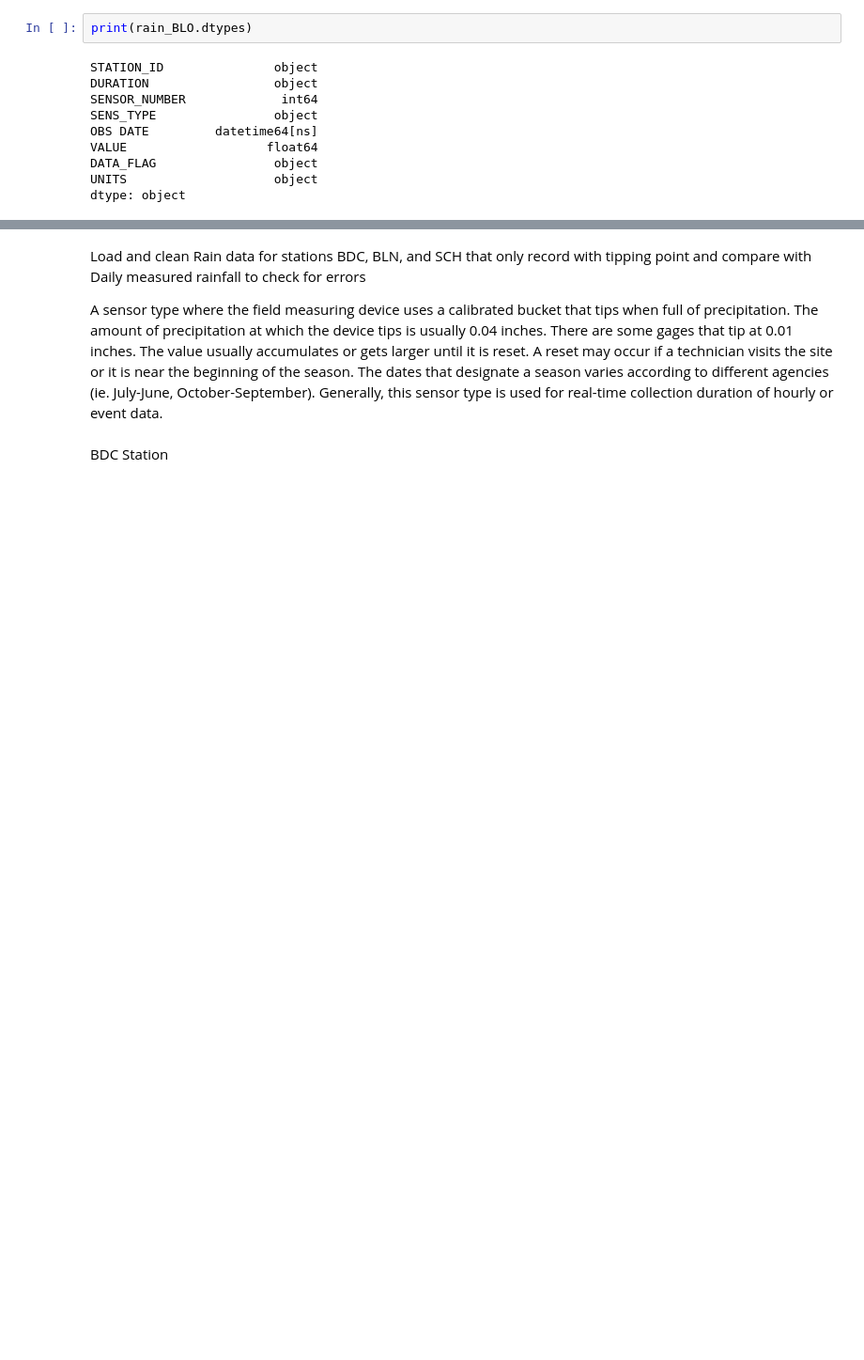
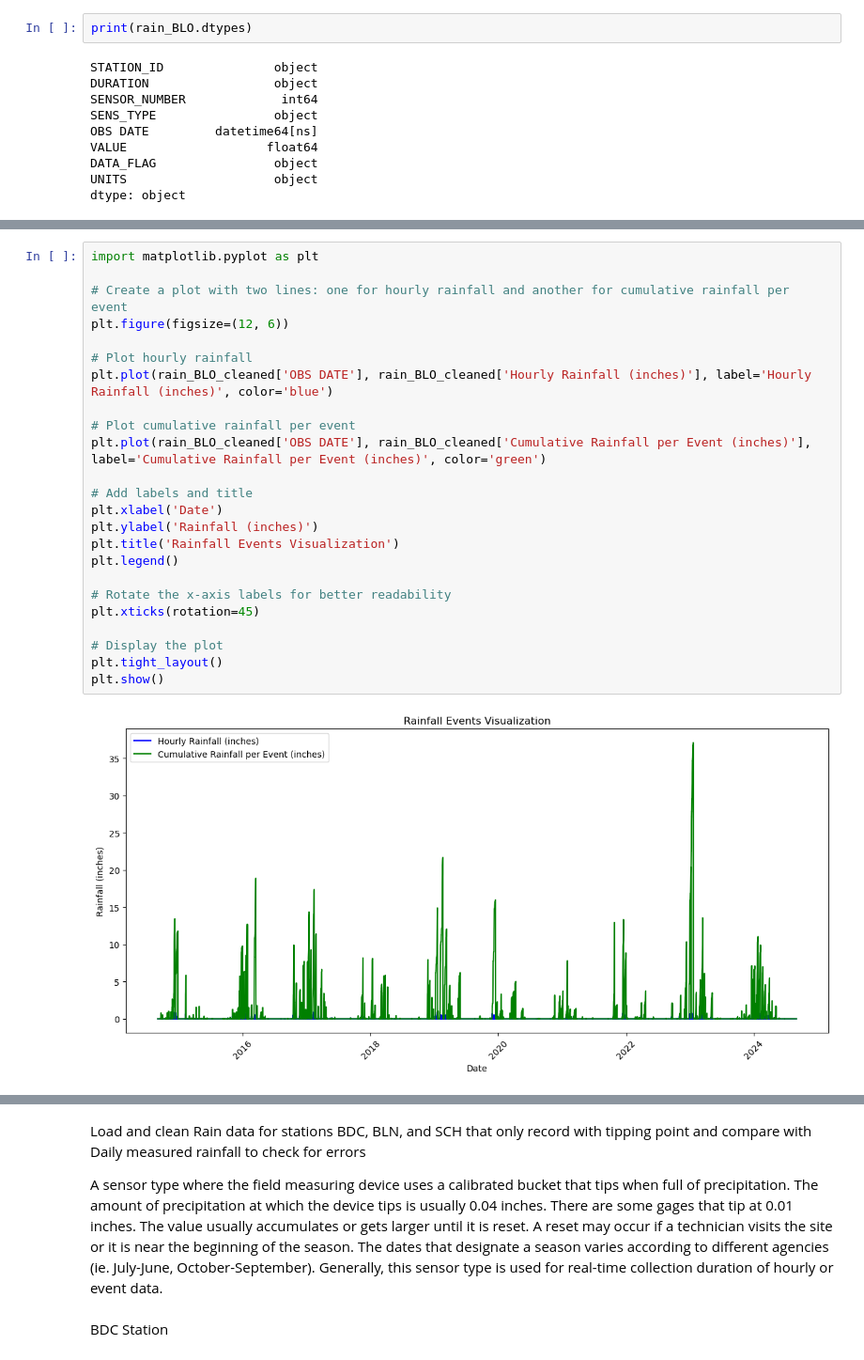
Before and after one commit to TheresaFregoso/Flood-Prediction-by-Rainfall, a Jupyter notebook: Predicting Flood Potential.ipynb, the cells around one changed output, grey strips where cells are left out. Shown at 94% size. Cells and saved outputs as stored; diff of their text form; blank space fills up the shorter version.

```diff
--- a/Predicting Flood Potential.ipynb
+++ b/Predicting Flood Potential.ipynb
@@ -216,0 +295,26 @@ dtype: object
+# %%
+import matplotlib.pyplot as plt
+
+# Create a plot with two lines: one for hourly rainfall and another for cumulative rainfall per event
+plt.figure(figsize=(12, 6))
+
+# Plot hourly rainfall
+plt.plot(rain_BLO_cleaned['OBS DATE'], rain_BLO_cleaned['Hourly Rainfall (inches)'], label='Hourly Rainfall (inches)', color='blue')
+
+# Plot cumulative rainfall per event
+plt.plot(rain_BLO_cleaned['OBS DATE'], rain_BLO_cleaned['Cumulative Rainfall per Event (inches)'], label='Cumulative Rainfall per Event (inches)', color='green')
+
+# Add labels and title
+plt.xlabel('Date')
+plt.ylabel('Rainfall (inches)')
+plt.title('Rainfall Events Visualization')
+plt.legend()
+
+# Rotate the x-axis labels for better readability
+plt.xticks(rotation=45)
+
+# Display the plot
+plt.tight_layout()
+plt.show()
+# %% [output]
+[figure, added]
```
Also changed, not shown: parts of 25 cells of this notebook, 37 other files.
